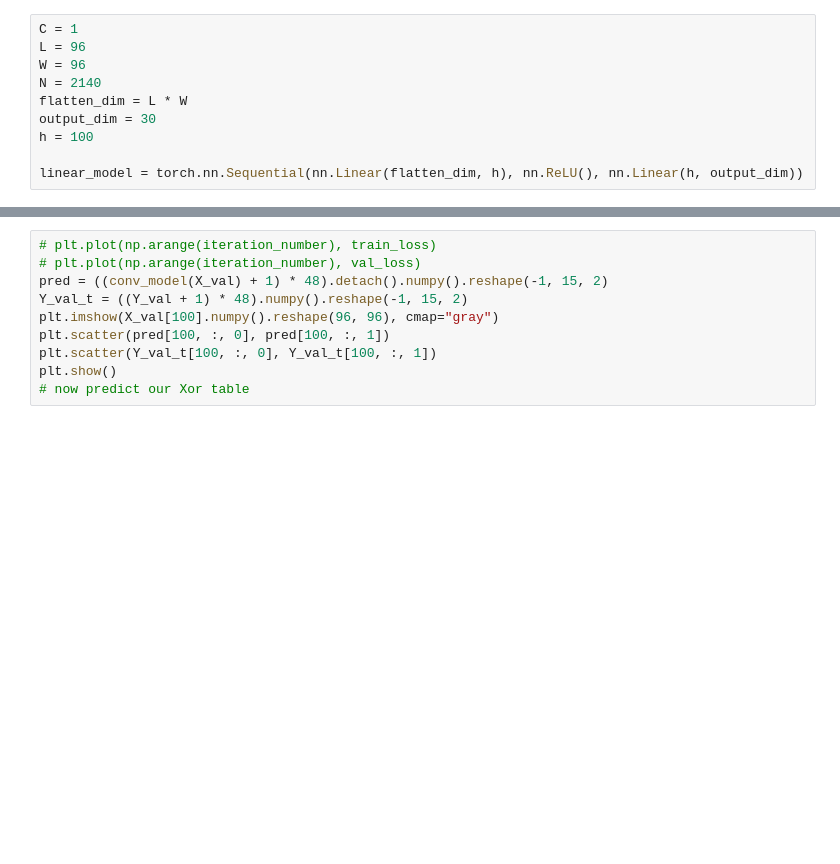
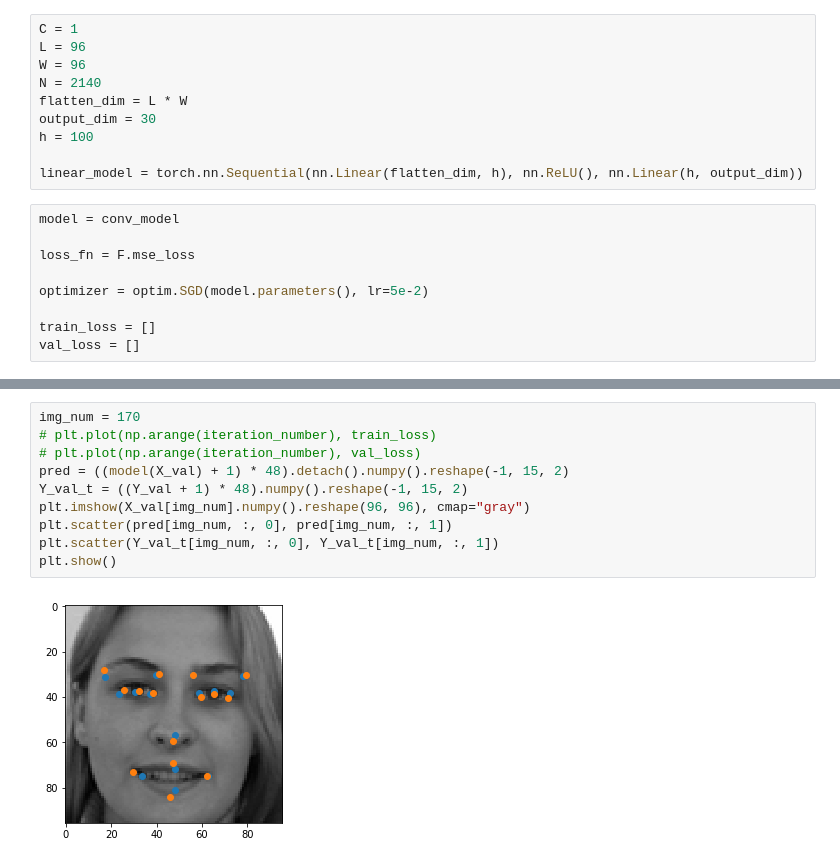
Before and after one commit to yohaiMagen/Deep_Learning_Course, a Jupyter notebook: EX1/Q3/Ex1Q3.ipynb, the cells around one changed output, grey strips where cells are left out. Saved outputs shown, nothing was run; the diff lists cells and outputs as text; blank space fills up the shorter version.

Commit message:
got good result from training Ex3 nedd to clean code and turn in EX1

```diff
--- a/EX1/Q3/Ex1Q3.ipynb
+++ b/EX1/Q3/Ex1Q3.ipynb
@@ -115,3 +116,12 @@ output_dim = 30
 h = 100
 
 linear_model = torch.nn.Sequential(nn.Linear(flatten_dim, h), nn.ReLU(), nn.Linear(h, output_dim))
+# %%
+model = conv_model
+
+loss_fn = F.mse_loss
+
+optimizer = optim.SGD(model.parameters(), lr=5e-2)
+
+train_loss = []
+val_loss = []
@@ -141,10 +165,12 @@ for iteration in range(iteration_number):
 # %%
+img_num = 170
 # plt.plot(np.arange(iteration_number), train_loss)
 # plt.plot(np.arange(iteration_number), val_loss)
-pred = ((conv_model(X_val) + 1) * 48).detach().numpy().reshape(-1, 15, 2)
+pred = ((model(X_val) + 1) * 48).detach().numpy().reshape(-1, 15, 2)
 Y_val_t = ((Y_val + 1) * 48).numpy().reshape(-1, 15, 2)
-plt.imshow(X_val[100].numpy().reshape(96, 96), cmap="gray")
-plt.scatter(pred[100, :, 0], pred[100, :, 1])
-plt.scatter(Y_val_t[100, :, 0], Y_val_t[100, :, 1])
+plt.imshow(X_val[img_num].numpy().reshape(96, 96), cmap="gray")
+plt.scatter(pred[img_num, :, 0], pred[img_num, :, 1])
+plt.scatter(Y_val_t[img_num, :, 0], Y_val_t[img_num, :, 1])
 plt.show()
-# now predict our Xor table
+# %% [output]
+[figure, added]
```
Also changed, not shown: parts of 4 cells of this notebook.
